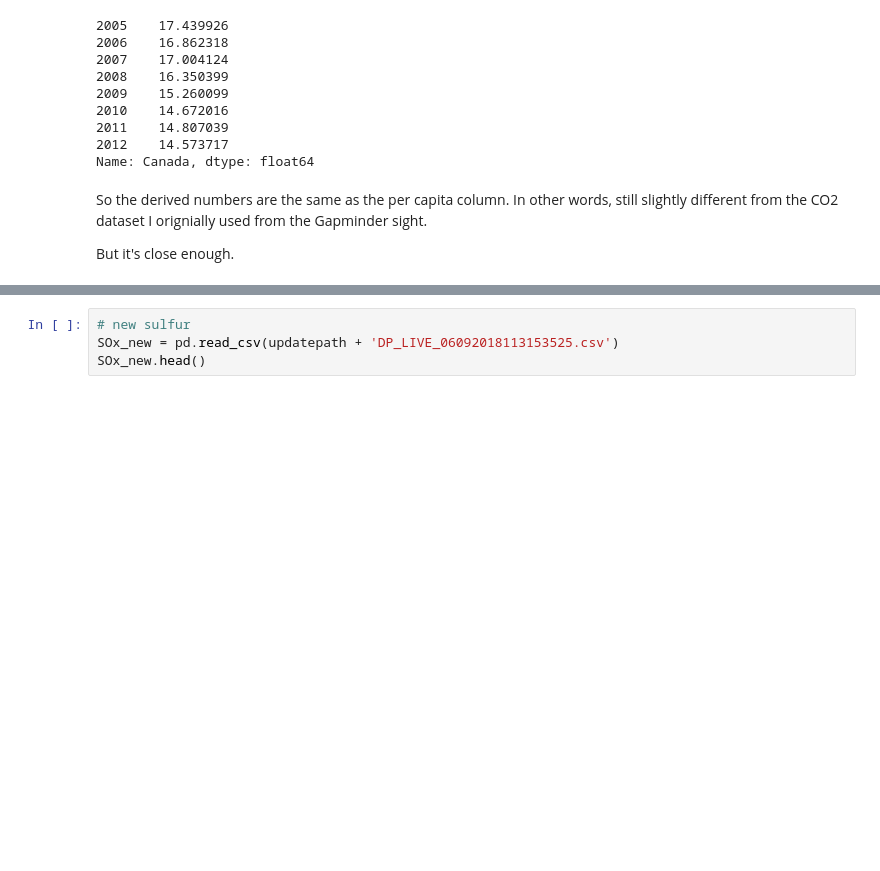
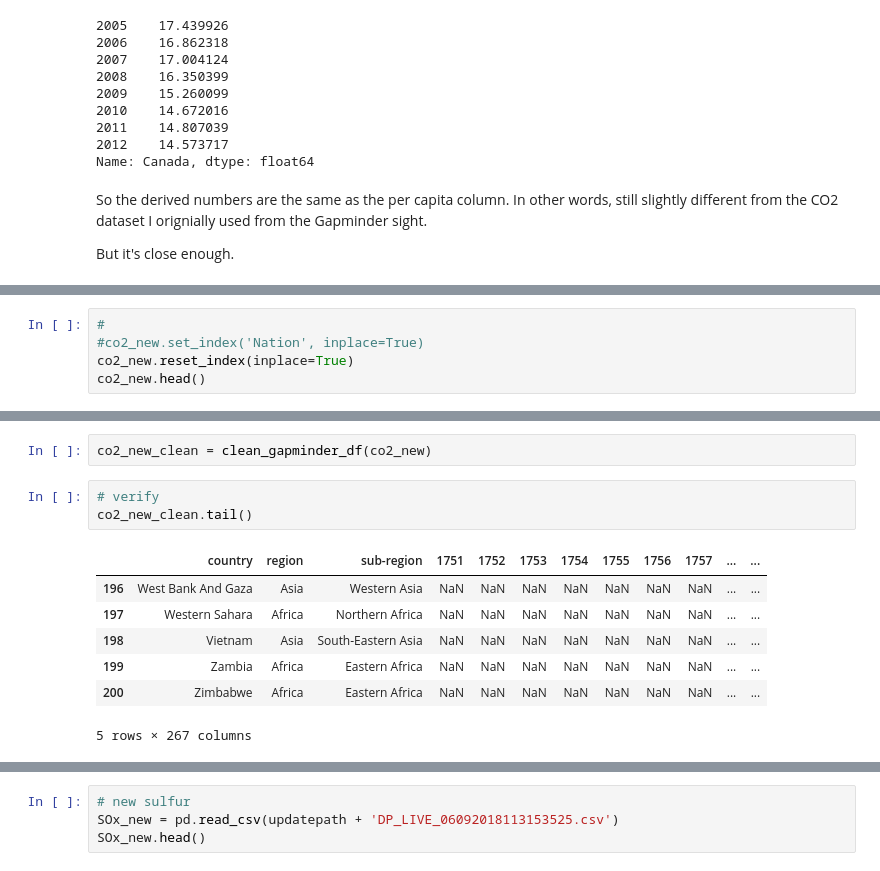
Before and after one commit to limegimlet/data_analysis_gapminder_co2, a Jupyter notebook: gapminder/make_df.ipynb, the cells around one changed output, grey strips where cells are left out. Drawn from its saved outputs; the diff is of its cells as text; blank space fills up the shorter version.

```diff
--- a/gapminder/make_df.ipynb
+++ b/gapminder/make_df.ipynb
@@ -695,0 +719,5 @@ array(['Afghanistan', 'Albania', 'Algeria', 'Andorra', 'Angola',
+# %%
+#
+#co2_new.set_index('Nation', inplace=True)
+co2_new.reset_index(inplace=True)
+co2_new.head()
@@ -695,0 +726,13 @@ array(['Afghanistan', 'Albania', 'Algeria', 'Andorra', 'Angola',
+# %%
+co2_new_clean = clean_gapminder_df(co2_new)
+# %%
+# verify
+co2_new_clean.tail()
+# %% [output]
+|  | country | region | sub-region | 1751 | 1752 | 1753 | 1754 | 1755 | 1756 | 1757 | ... | ... |
+| 196 | West Bank And Gaza | Asia | Western Asia | NaN | NaN | NaN | NaN | NaN | NaN | NaN | ... | ... |
+| 197 | Western Sahara | Africa | Northern Africa | NaN | NaN | NaN | NaN | NaN | NaN | NaN | ... | ... |
+| 198 | Vietnam | Asia | South-Eastern Asia | NaN | NaN | NaN | NaN | NaN | NaN | NaN | ... | ... |
+| 199 | Zambia | Africa | Eastern Africa | NaN | NaN | NaN | NaN | NaN | NaN | NaN | ... | ... |
+| 200 | Zimbabwe | Africa | Eastern Africa | NaN | NaN | NaN | NaN | NaN | NaN | NaN | ... | ... |
+5 rows × 267 columns
```
Also changed, not shown: parts of 21 cells of this notebook.
